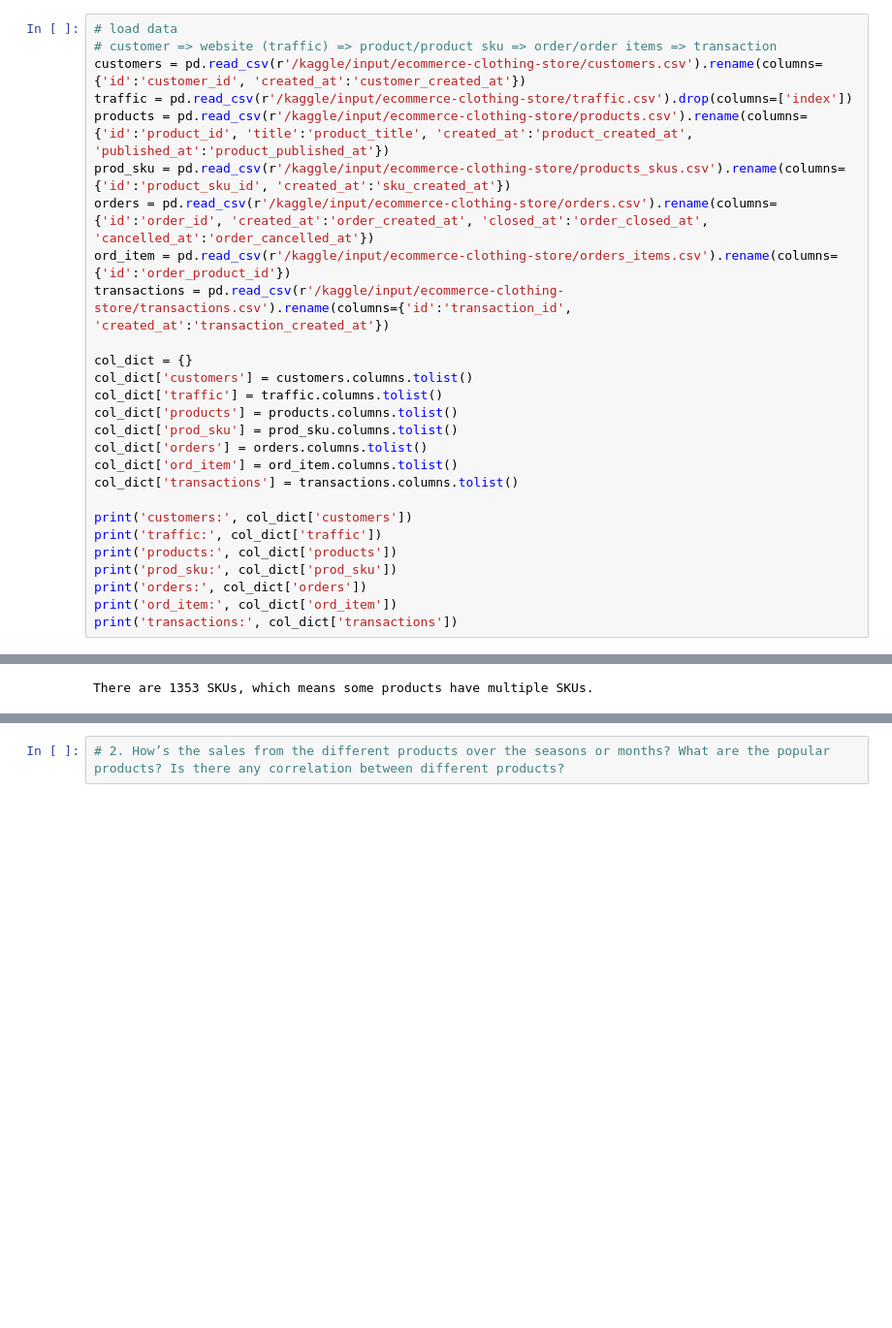
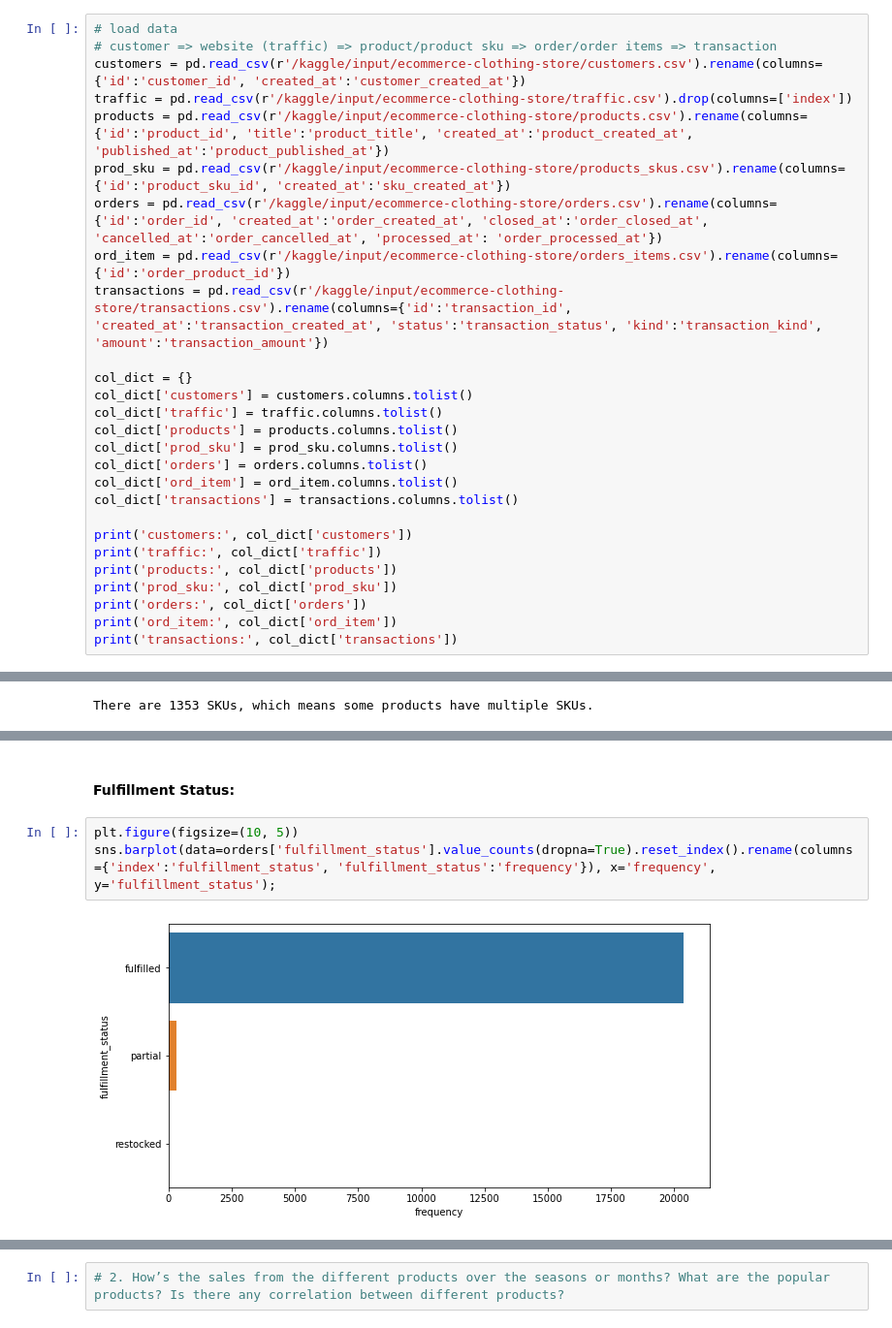
Before and after one commit to ryq99/Use_Case_Backlogs, a Jupyter notebook: ecommerce-project.ipynb, the cells around one changed output, grey strips where cells are left out. Shown at 97% size. Cells and saved outputs as stored; diff of their text form; blank space fills up the shorter version.

```diff
--- a/ecommerce-project.ipynb
+++ b/ecommerce-project.ipynb
@@ -43,9 +33,9 @@ customers = pd.read_csv(r'/kaggle/input/ecommerce-clothing-store/customers.csv')
 traffic = pd.read_csv(r'/kaggle/input/ecommerce-clothing-store/traffic.csv').drop(columns=['index'])
 products = pd.read_csv(r'/kaggle/input/ecommerce-clothing-store/products.csv').rename(columns={'id':'product_id', 'title':'product_title', 'created_at':'product_created_at', 'published_at':'product_published_at'})
 prod_sku = pd.read_csv(r'/kaggle/input/ecommerce-clothing-store/products_skus.csv').rename(columns={'id':'product_sku_id', 'created_at':'sku_created_at'})
-orders = pd.read_csv(r'/kaggle/input/ecommerce-clothing-store/orders.csv').rename(columns={'id':'order_id', 'created_at':'order_created_at', 'closed_at':'order_closed_at', 'cancelled_at':'order_cancelled_at'})
+orders = pd.read_csv(r'/kaggle/input/ecommerce-clothing-store/orders.csv').rename(columns={'id':'order_id', 'created_at':'order_created_at', 'closed_at':'order_closed_at', 'cancelled_at':'order_cancelled_at', 'processed_at': 'order_processed_at'})
 ord_item = pd.read_csv(r'/kaggle/input/ecommerce-clothing-store/orders_items.csv').rename(columns={'id':'order_product_id'})
-transactions = pd.read_csv(r'/kaggle/input/ecommerce-clothing-store/transactions.csv').rename(columns={'id':'transaction_id', 'created_at':'transaction_created_at'})
+transactions = pd.read_csv(r'/kaggle/input/ecommerce-clothing-store/transactions.csv').rename(columns={'id':'transaction_id', 'created_at':'transaction_created_at', 'status':'transaction_status', 'kind':'transaction_kind', 'amount':'transaction_amount'})
 
 col_dict = {}
 col_dict['customers'] = customers.columns.tolist()
@@ -216,0 +229,7 @@ There are 5 outliers, [['gift card', 300.0], [nan, 150.0], [nan, 150.0], [nan, 1
+# %% [markdown]
+#### Fulfillment Status:
+# %%
+plt.figure(figsize=(10, 5))
+sns.barplot(data=orders['fulfillment_status'].value_counts(dropna=True).reset_index().rename(columns={'index':'fulfillment_status', 'fulfillment_status':'frequency'}), x='frequency', y='fulfillment_status');
+# %% [output]
+[figure, added]
```
Also changed, not shown: parts of 35 cells of this notebook.
